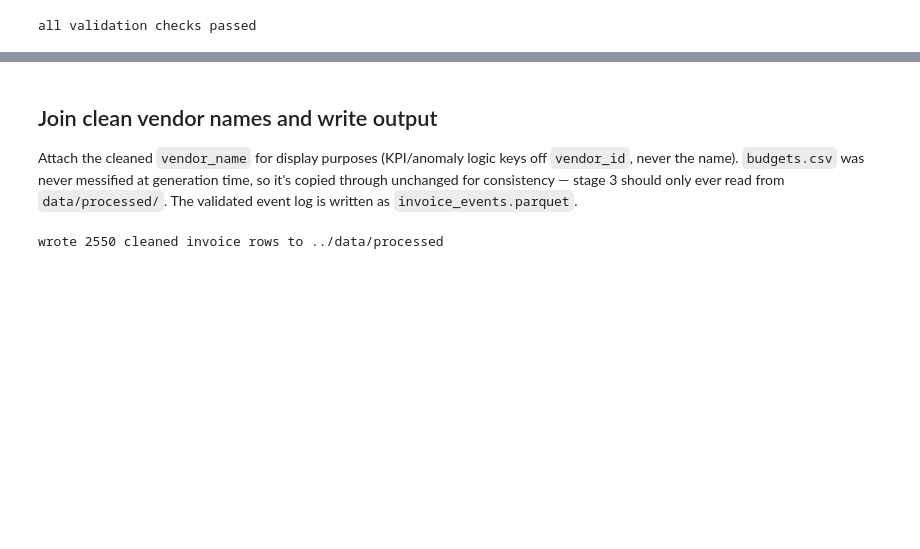
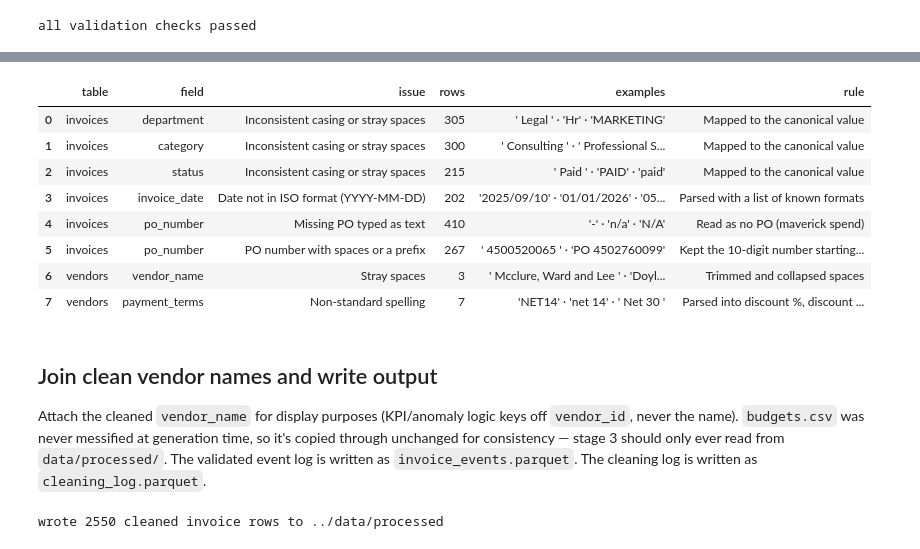
Before and after one commit to Prennoy99/ap-spend-leakage-analyzer, a Jupyter notebook: notebooks/01_ingest_transform.ipynb, the cells around one changed output, grey strips where cells are left out. Saved outputs shown, nothing was run; the diff lists cells and outputs as text; code cells hidden in the pictures; blank space fills up the shorter version.

Commit message:
Complete Measure: SQL layer, frozen baseline, data-quality view (Measure 3.5-3.7)

```diff
--- a/notebooks/01_ingest_transform.ipynb
+++ b/notebooks/01_ingest_transform.ipynb
@@ -343,7 +353,59 @@ all validation checks passed
+# %%
+def raw_examples(raw: pd.Series, changed: pd.Series, n: int = 3) -> str:
+    """One raw value for each of the n most common shapes among the changed rows,
+    quoted so stray spaces stay visible. Digits count as the same shape, so dates
+    show one example per format instead of three dates in the same format.
+    """
+    values = raw[changed]
+    shapes = values.str.replace(r'\d', '9', regex=True)
+    counts = shapes.value_counts()
+    top = sorted(counts.items(), key=lambda item: (-item[1], item[0]))[:n]
+    return ' · '.join(repr(values[shapes == shape].min()) for shape, _ in top)
+
+po_raw = invoices_raw['po_number']
+# As typed: without this, read_csv has already turned 'N/A' and 'n/a' into empty values.
+po_as_typed = pd.read_csv(RAW_DIR / 'invoices.csv', dtype=str, keep_default_na=False, usecols=['po_number'])['po_number']
+po_typed_as_missing = po_as_typed.str.strip().ne('') & invoices['po_number'].isna()
+po_reformatted = po_raw.notna() & invoices['po_number'].notna() & (po_raw != invoices['po_number'])
+non_iso_invoice_date = invoices_raw['invoice_date'].notna() & ~invoices_raw['invoice_date'].str.match(iso_pattern)
+
+repairs = [
+    # (table, field, issue, rows changed, raw values, rule applied)
+    *[('invoices', column, 'Inconsistent casing or stray spaces', invoices_raw[column] != invoices[column],
+       invoices_raw[column], 'Mapped to the canonical value')
+      for column in ['department', 'category', 'status']],
+    ('invoices', 'invoice_date', 'Date not in ISO format (YYYY-MM-DD)', non_iso_invoice_date,
+     invoices_raw['invoice_date'], 'Parsed with a list of known formats'),
+    ('invoices', 'po_number', 'Missing PO typed as text', po_typed_as_missing,
+     po_as_typed, 'Read as no PO (maverick spend)'),
+    ('invoices', 'po_number', 'PO number with spaces or a prefix', po_reformatted,
+     po_raw, 'Kept the 10-digit number starting with 45'),
+    ('vendors', 'vendor_name', 'Stray spaces', vendors_raw['vendor_name'] != vendors['vendor_name'],
+     vendors_raw['vendor_name'], 'Trimmed and collapsed spaces'),
+    ('vendors', 'payment_terms', 'Non-standard spelling', vendors_raw['payment_terms'] != vendors['payment_terms'],
+     vendors_raw['payment_terms'], 'Parsed into discount %, discount days and net days'),
+]
+cleaning_log = pd.DataFrame([
+    {'table': table, 'field': field, 'issue': issue, 'rows': int(changed.sum()),
+     'examples': raw_examples(raw, changed), 'rule': rule}
+    for table, field, issue, changed, raw, rule in repairs
+])
+assert (cleaning_log['rows'] > 0).all(), 'a repair that touches no rows should be removed from the log'
+cleaning_log
+# %% [output]
+|  | table | field | issue | rows | examples | rule |
+| 0 | invoices | department | Inconsistent casing or stray spaces | 305 | ' Legal ' · 'Hr' · 'MARKETING' | Mapped to the canonical value |
+| 1 | invoices | category | Inconsistent casing or stray spaces | 300 | ' Consulting ' · ' Professional S... | Mapped to the canonical value |
+| 2 | invoices | status | Inconsistent casing or stray spaces | 215 | ' Paid ' · 'PAID' · 'paid' | Mapped to the canonical value |
+| 3 | invoices | invoice_date | Date not in ISO format (YYYY-MM-DD) | 202 | '2025/09/10' · '01/01/2026' · '05... | Parsed with a list of known formats |
+| 4 | invoices | po_number | Missing PO typed as text | 410 | '-' · 'n/a' · 'N/A' | Read as no PO (maverick spend) |
+| 5 | invoices | po_number | PO number with spaces or a prefix | 267 | ' 4500520065 ' · 'PO 4502760099' | Kept the 10-digit number starting... |
+| 6 | vendors | vendor_name | Stray spaces | 3 | ' Mcclure, Ward and Lee ' · 'Doyl... | Trimmed and collapsed spaces |
+| 7 | vendors | payment_terms | Non-standard spelling | 7 | 'NET14' · 'net 14' · ' Net 30 ' | Parsed into discount %, discount ... |
 # %% [markdown]
 ## Join clean vendor names and write output
 
-Attach the cleaned `vendor_name` for display purposes (KPI/anomaly logic keys off `vendor_id`, never the name). `budgets.csv` was never messified at generation time, so it's copied through unchanged for consistency — stage 3 should only ever read from `data/processed/`. The validated event log is written as `invoice_events.parquet`.
+Attach the cleaned `vendor_name` for display purposes (KPI/anomaly logic keys off `vendor_id`, never the name). `budgets.csv` was never messified at generation time, so it's copied through unchanged for consistency — stage 3 should only ever read from `data/processed/`. The validated event log is written as `invoice_events.parquet`. The cleaning log is written as `cleaning_log.parquet`.
 # %%
 invoices_clean = invoices.merge(vendors[['vendor_id', 'vendor_name']], on='vendor_id', how='left')
 
```
Also changed, not shown: parts of 3 cells of this notebook, 44 other files.
